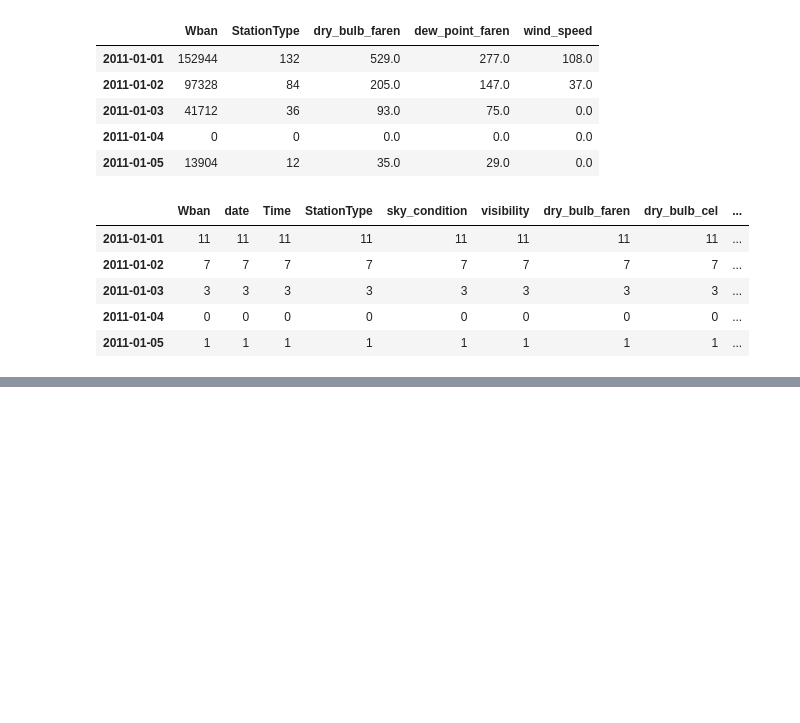
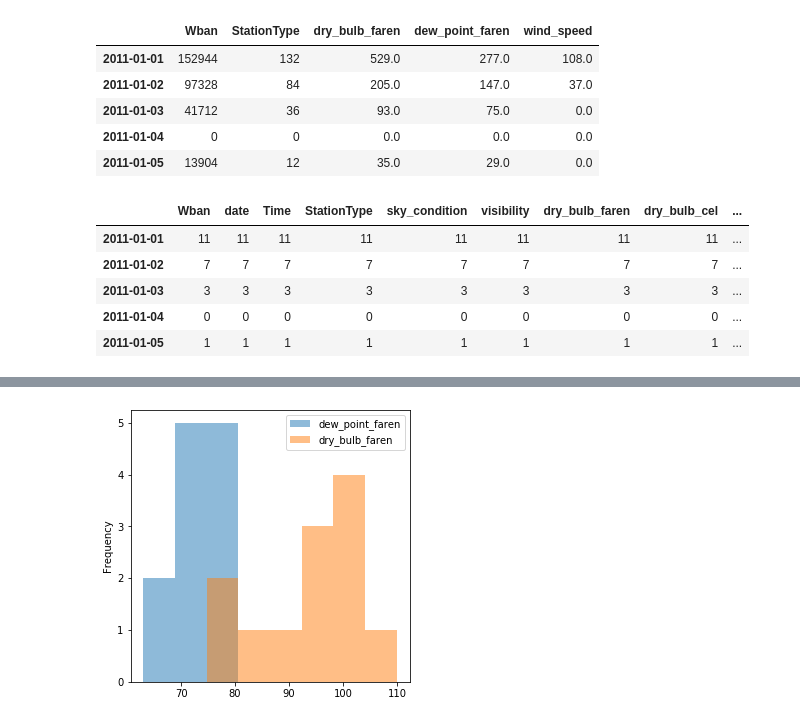
Before and after one commit to SurajKande/python-pandas, a Jupyter notebook: time_series_case_study_austin_weather.ipynb, the cells around one changed output, grey strips where cells are left out. Drawn from its saved outputs; the diff is of its cells as text; code cells hidden in the pictures; blank space fills up the shorter version.

```diff
--- a/time_series_case_study_austin_weather.ipynb
+++ b/time_series_case_study_austin_weather.ipynb
@@ -665,0 +686,10 @@ plt.show()
+# %%
+monthly_max_2011 = data_frame_2011[['dew_point_faren','dry_bulb_faren']].resample('M').max()
+
+# Generate a histogram with bins=8, alpha=0.5, subplots=True
+monthly_max_2011.plot(kind='hist', bins=8, alpha=0.5)
+
+# Show the plot
+plt.show()
+# %% [output]
+[figure, added]
```
Also changed, not shown: parts of 2 cells of this notebook.
